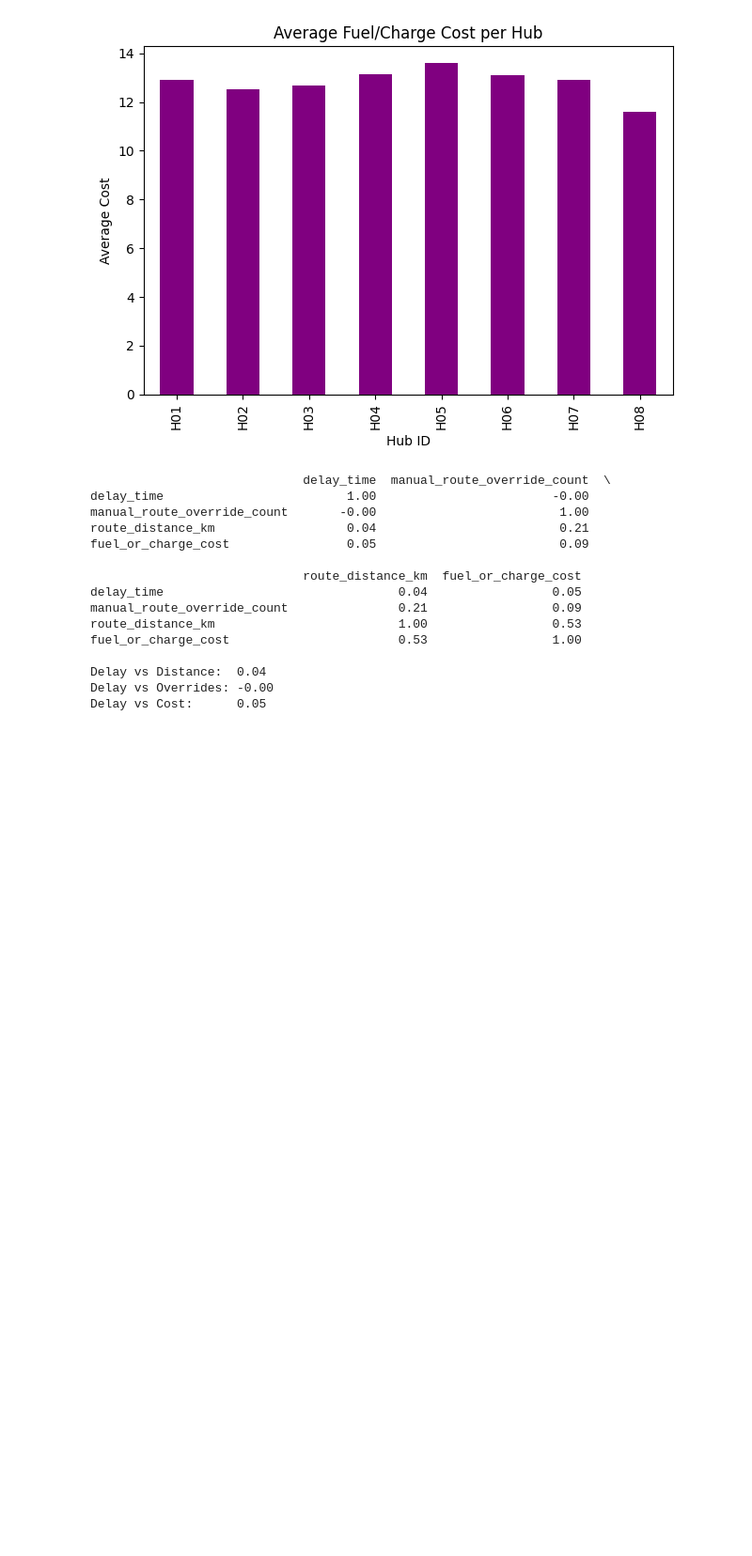
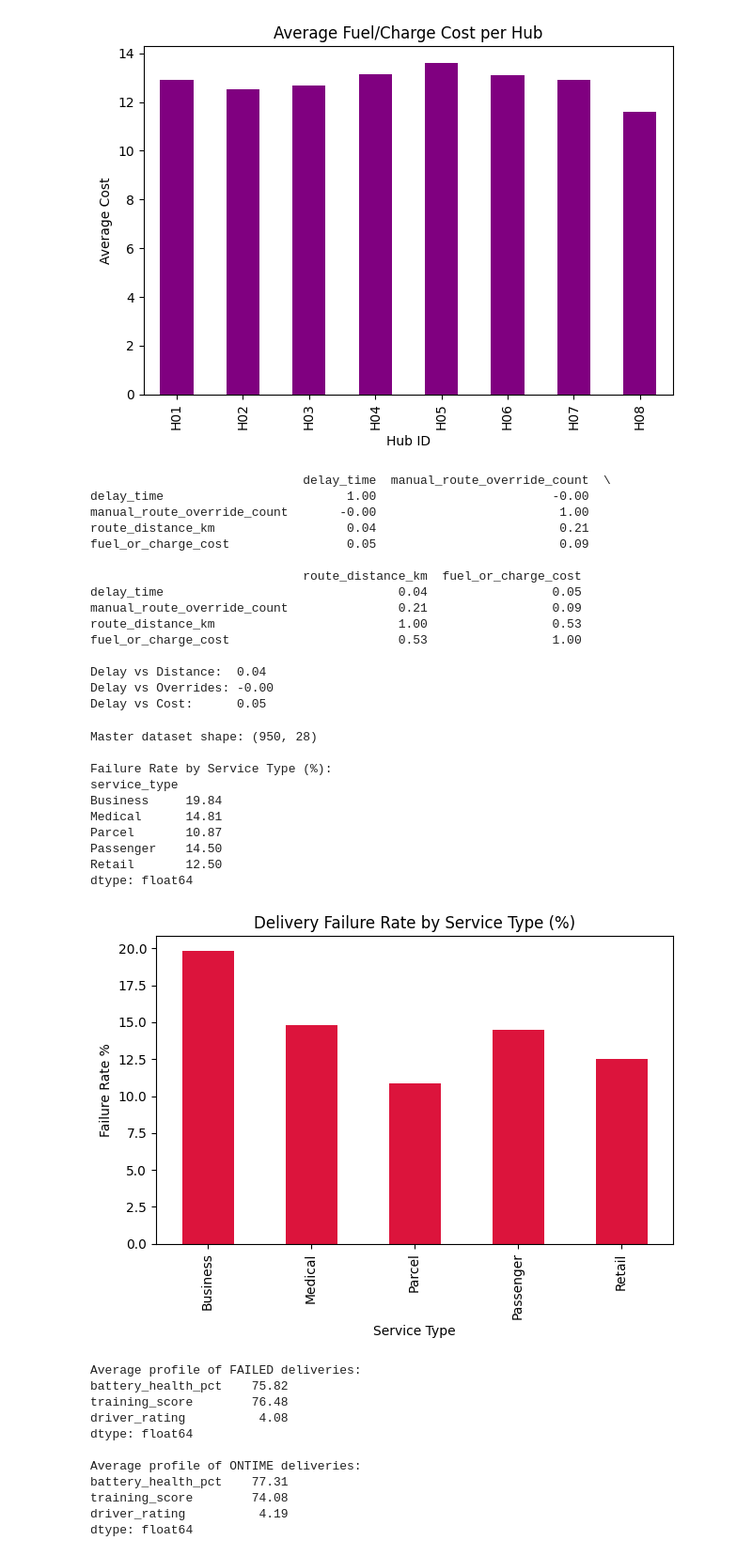
Before and after one commit to Ammar-muz/NorthStar-Analytics, a Jupyter notebook: northstar_analysis.ipynb, the cells around one changed output. Shown at 94% size. Cells and saved outputs as stored; diff of their text form; code cells hidden in the pictures; blank space fills up the shorter version.

```diff
--- a/northstar_analysis.ipynb
+++ b/northstar_analysis.ipynb
@@ -486,3 +486,72 @@ fuel_or_charge_cost                       0.53                 1.00
 Delay vs Distance:  0.04
 Delay vs Overrides: -0.00
 Delay vs Cost:      0.05
+# %%
+# 4-WAY INTEGRATED ANALYSIS
+# deliveries + orders + vehicles + drivers
+
+import pandas as pd
+import matplotlib.pyplot as plt
+
+deliveries = pd.read_csv('deliveries.csv')
+orders     = pd.read_csv('orders.csv')
+vehicles   = pd.read_csv('vehicles.csv')
+drivers    = pd.read_csv('drivers.csv')
+
+master = deliveries.merge(orders, on='order_id', how='left')
+master = master.merge(vehicles[['vehicle_id','battery_health_pct','maintenance_status']], on='vehicle_id', how='left')
+master = master.merge(drivers[['driver_id','training_score','driver_rating','employment_type']], on='driver_id', how='left')
+
+print("Master dataset shape:", master.shape)
+
+# Failure rate by service type
+failure_rate = master.groupby('service_type').apply(
+    lambda x: (x['delivery_status'] == 'Failed').sum() / len(x) * 100
+).round(2)
+
+print("\nFailure Rate by Service Type (%):")
+print(failure_rate)
+
+failure_rate.plot(kind='bar', color='crimson')
+plt.title('Delivery Failure Rate by Service Type (%)')
+plt.xlabel('Service Type')
+plt.ylabel('Failure Rate %')
+plt.tight_layout()
+plt.show()
+
+# Worst combination: low battery + low training + failed
+worst = master[master['delivery_status'] == 'Failed'][
+    ['driver_id','vehicle_id','battery_health_pct','training_score','driver_rating','service_type']
+].dropna()
+
+print("\nAverage profile of FAILED deliveries:")
+print(worst[['battery_health_pct','training_score','driver_rating']].mean().round(2))
+
+print("\nAverage profile of ONTIME deliveries:")
+ontime = master[master['delivery_status'] == 'OnTime'][
+    ['battery_health_pct','training_score','driver_rating']
+].dropna()
+print(ontime.mean().round(2))
+# %% [output]
+Master dataset shape: (950, 28)
+
+Failure Rate by Service Type (%):
+service_type
+Business     19.84
+Medical      14.81
+Parcel       10.87
+Passenger    14.50
+Retail       12.50
+dtype: float64
+[figure, added]
+Average profile of FAILED deliveries:
+battery_health_pct    75.82
+training_score        76.48
+driver_rating          4.08
+dtype: float64
+
+Average profile of ONTIME deliveries:
+battery_health_pct    77.31
+training_score        74.08
+driver_rating          4.19
+dtype: float64
```
Also changed, not shown: parts of 7 cells of this notebook.
